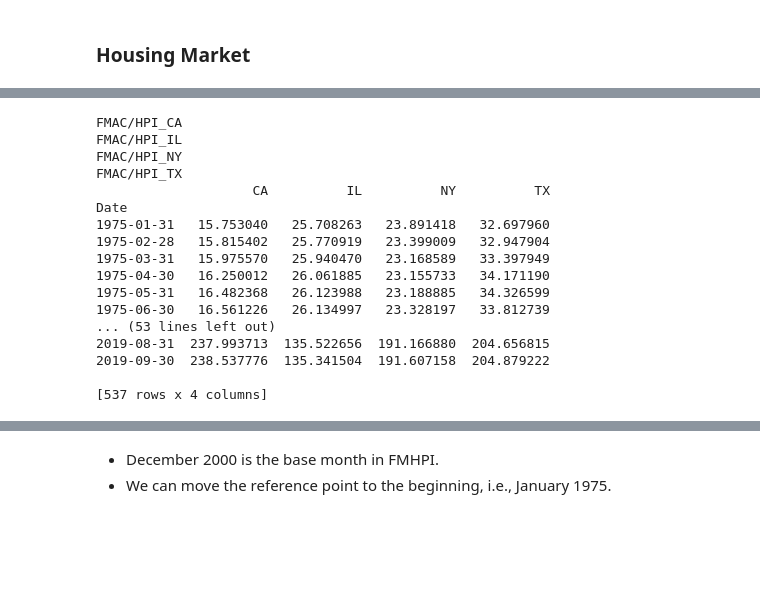
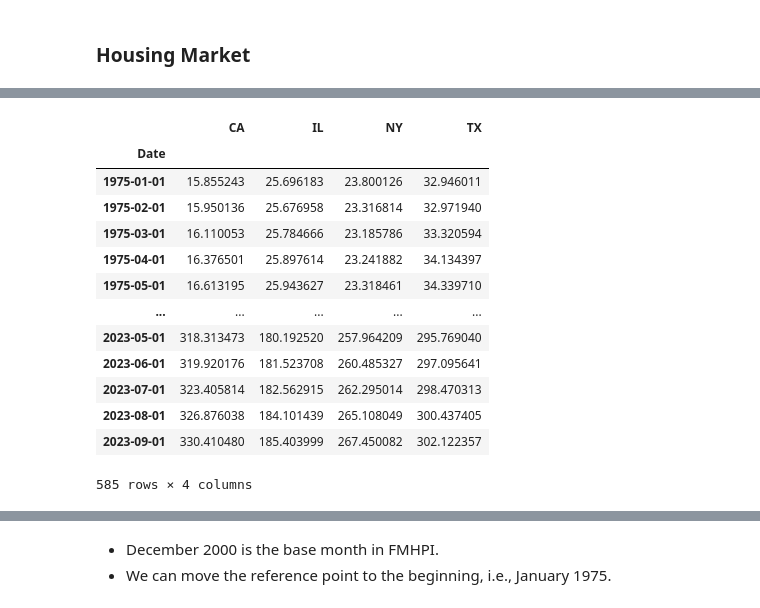
Before and after one commit to yongtwang/engineering-python, a Jupyter notebook: 16C_Pandas_Examples_Housing_Market_and_Unemployment/16C_Pandas_Examples_Housing_Market_and_Unemployment.ipynb, the cells around one changed output, grey strips where cells are left out. Saved outputs shown, nothing was run; the diff lists cells and outputs as text; code cells hidden in the pictures; blank space fills up the shorter version.

```diff
--- a/16C_Pandas_Examples_Housing_Market_and_Unemployment/16C_Pandas_Examples_Housing_Market_and_Unemployment.ipynb
+++ b/16C_Pandas_Examples_Housing_Market_and_Unemployment/16C_Pandas_Examples_Housing_Market_and_Unemployment.ipynb
@@ -120,37 +35,19 @@ Name: SA Value, Length: 537, dtype: float64
-# %%
-api_key = 'PXmEQjwkXi9Cgm2xU8Xs'  # Replace this with your own api key
-states = ['CA', 'IL', 'NY', 'TX']
-df = pd.DataFrame  # Create an empty DataFrame
-
-for abbr in states:
-    data_label = 'FMAC/HPI_' + abbr
-    print(data_label)
-    temp_df = quandl.get(data_label, authtoken=api_key)
-    if df.empty:
-        df = temp_df
-    else:
-        df = pd.concat([df, temp_df], axis=1)  # Add new columns to df
-
-df = df['SA Value'] # Use SA Values only
-df.columns = states
-print(df)
-df.to_excel('FMAC-HPI_CA_IL_NY_TX.xlsx', sheet_name='Sheet1')
-# %% [output]
-FMAC/HPI_CA
-FMAC/HPI_IL
-FMAC/HPI_NY
-FMAC/HPI_TX
-                    CA          IL          NY          TX
-Date
-1975-01-31   15.753040   25.708263   23.891418   32.697960
-1975-02-28   15.815402   25.770919   23.399009   32.947904
-1975-03-31   15.975570   25.940470   23.168589   33.397949
-1975-04-30   16.250012   26.061885   23.155733   34.171190
-1975-05-31   16.482368   26.123988   23.188885   34.326599
-1975-06-30   16.561226   26.134997   23.328197   33.812739
-... (53 lines left out)
-2019-08-31  237.993713  135.522656  191.166880  204.656815
-2019-09-30  238.537776  135.341504  191.607158  204.879222
-
-[537 rows x 4 columns]
+# %%
+df = pd.read_excel('FMAC-HPI_CA_IL_NY_TX.xlsx', 'Sheet1', index_col = 'Date', na_values='NaN')
+df
+# %% [output]
+|  | CA | IL | NY | TX |
+| Date |  |  |  |  |
+| 1975-01-01 | 15.855243 | 25.696183 | 23.800126 | 32.946011 |
+| 1975-02-01 | 15.950136 | 25.676958 | 23.316814 | 32.971940 |
+| 1975-03-01 | 16.110053 | 25.784666 | 23.185786 | 33.320594 |
+| 1975-04-01 | 16.376501 | 25.897614 | 23.241882 | 34.134397 |
+| 1975-05-01 | 16.613195 | 25.943627 | 23.318461 | 34.339710 |
+| ... | ... | ... | ... | ... |
+| 2023-05-01 | 318.313473 | 180.192520 | 257.964209 | 295.769040 |
+| 2023-06-01 | 319.920176 | 181.523708 | 260.485327 | 297.095641 |
+| 2023-07-01 | 323.405814 | 182.562915 | 262.295014 | 298.470313 |
+| 2023-08-01 | 326.876038 | 184.101439 | 265.108049 | 300.437405 |
+| 2023-09-01 | 330.410480 | 185.403999 | 267.450082 | 302.122357 |
+585 rows × 4 columns
 # %%
```
Also changed, not shown: parts of 15 cells of this notebook, 4 other files.
